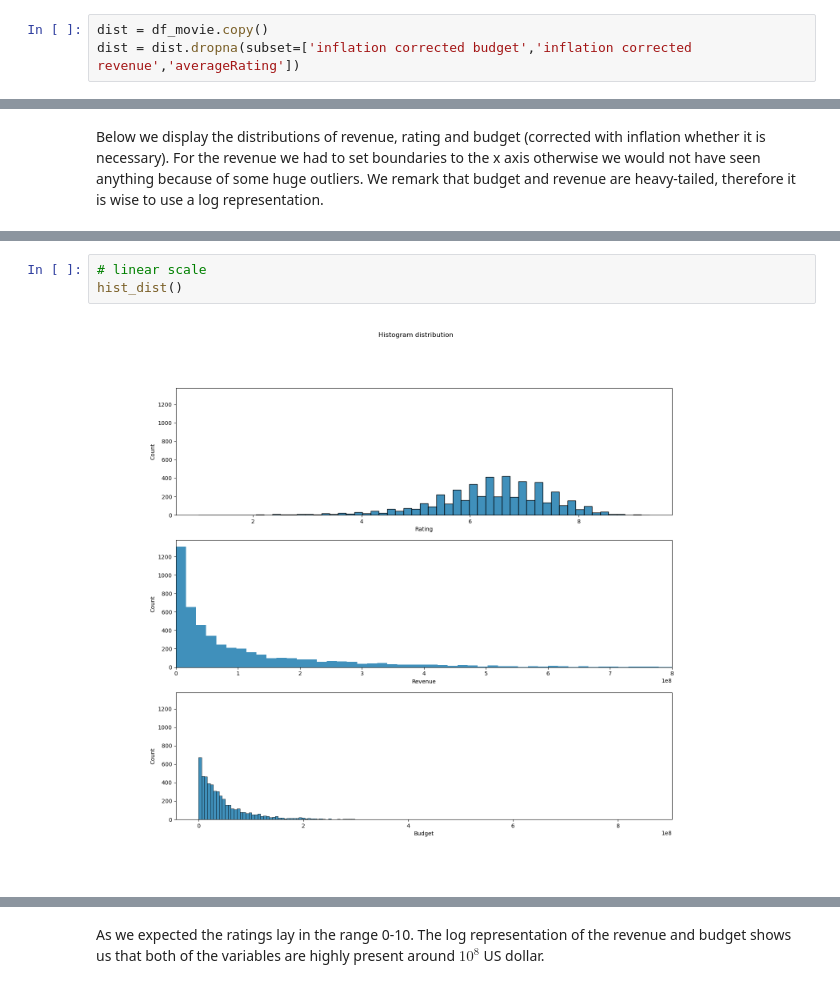
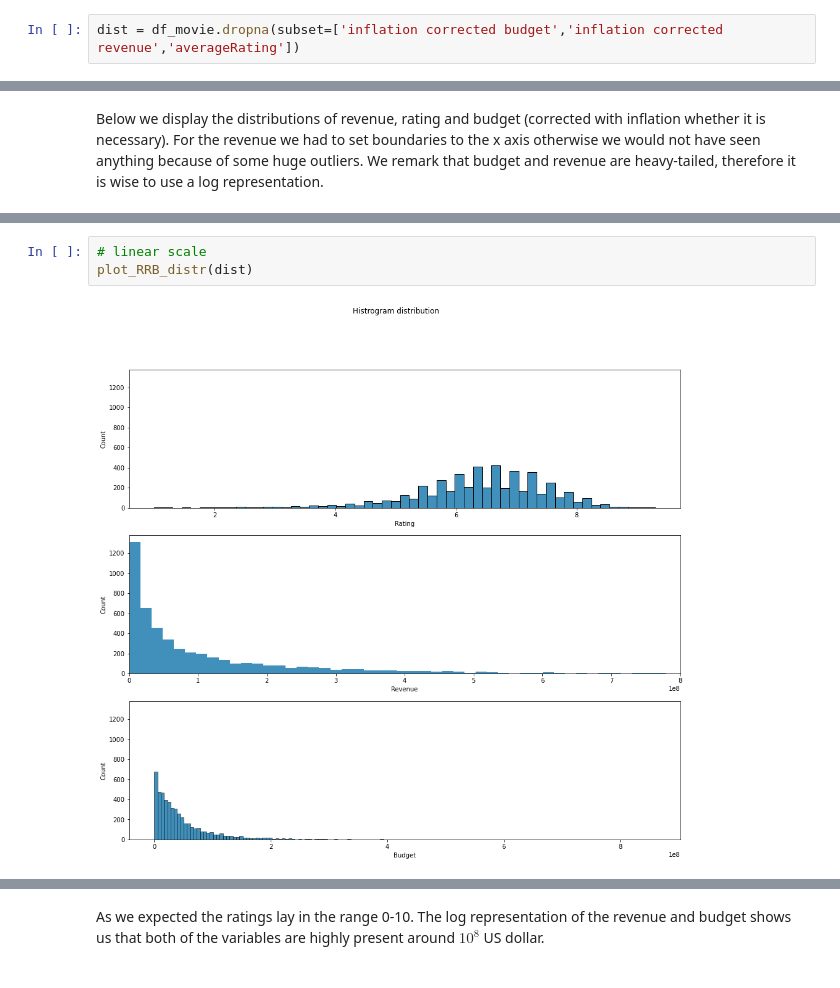
Before and after one commit to epfl-ada/ada-2022-project-nolemonnomelon, a Jupyter notebook: Exploratory.ipynb, the cells around one changed output, grey strips where cells are left out. Cells and saved outputs as stored; diff of their text form.

```diff
--- a/Exploratory.ipynb
+++ b/Exploratory.ipynb
@@ -112,8 +88,7 @@ For all the test statistics we are going to use 5% as signifiant threshold.
 # %% [markdown]
 The inflation data start at 1959, therefore we are going to remove several movies.
 # %%
-dist = df_movie.copy()
-dist = dist.dropna(subset=['inflation corrected budget','inflation corrected revenue','averageRating'])
+dist = df_movie.dropna(subset=['inflation corrected budget','inflation corrected revenue','averageRating'])
 # %%
 year_distribution(dist, 'Histogram of number of movies from 1959 to 2021')
 # %% [markdown]
@@ -139,7 +100,7 @@ def hist_dist(log = [False, False], xlim = True):
 # %%
 # linear scale
-hist_dist()
+plot_RRB_distr(dist)
 # %% [output]
-[figure, old version]
+[figure, new version]
 # %%
 # log scale for revenue and bugdet
```
Also changed, not shown: parts of 26 cells of this notebook.
